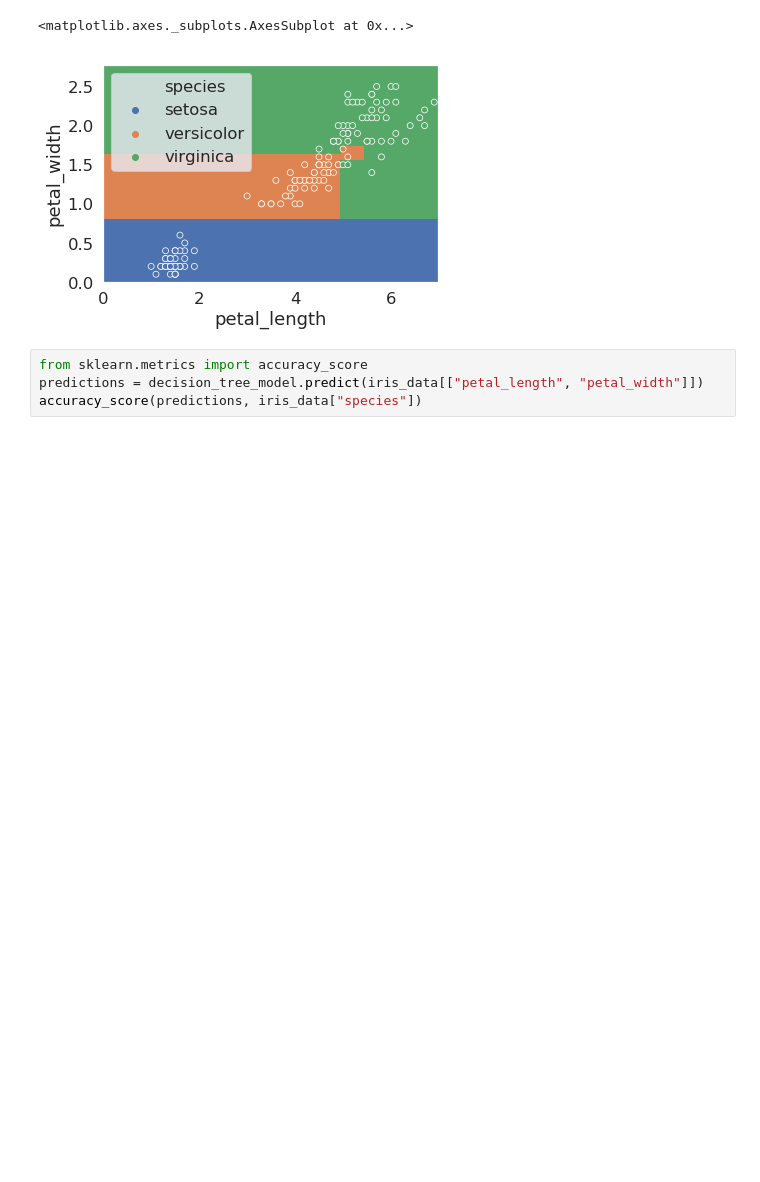
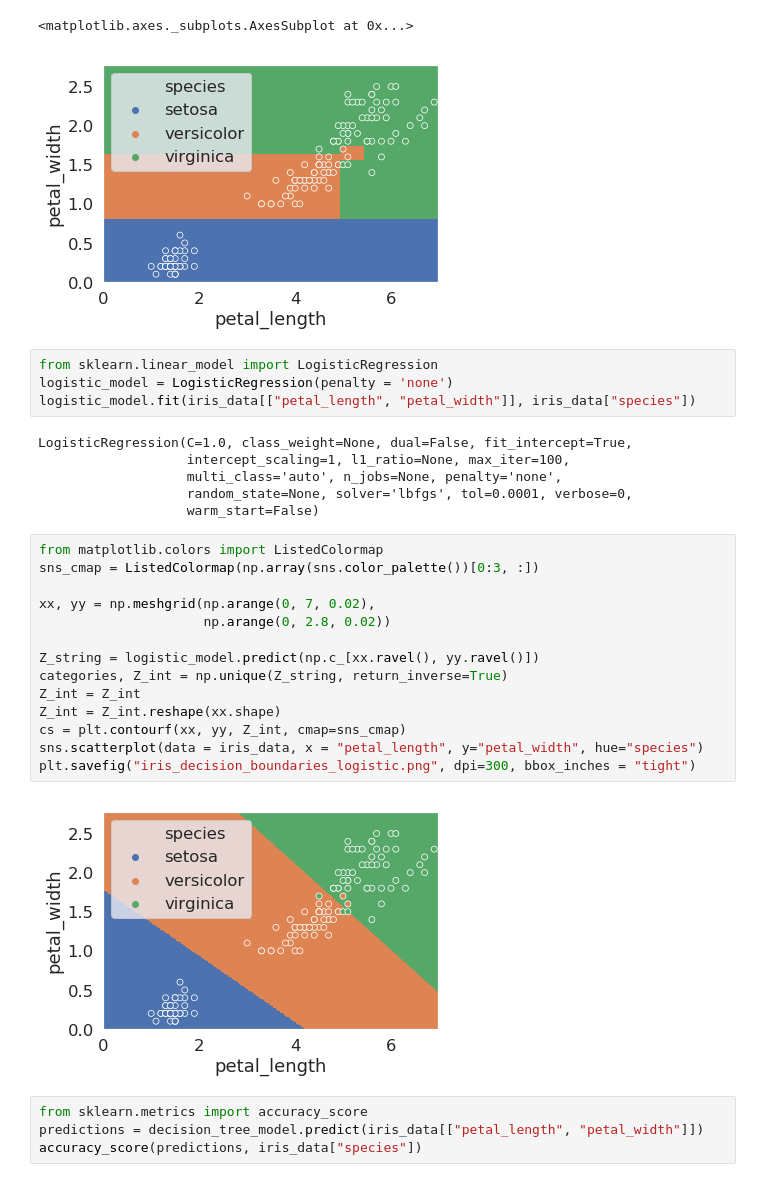
Before and after one commit to joshHug/youdao_ai, a Jupyter notebook: lec7/lec7-decision-trees.ipynb, the cells around one changed output. Drawn from its saved outputs; the diff is of its cells as text; blank space fills up the shorter version.

```diff
--- a/lec7/lec7-decision-trees.ipynb
+++ b/lec7/lec7-decision-trees.ipynb
@@ -102,6 +106,32 @@ sns.scatterplot(data = iris_data, x = "petal_length", y="petal_width", hue="spec
 # %% [output]
 <matplotlib.axes._subplots.AxesSubplot at 0x...>
 [figure]
+# %%
+from sklearn.linear_model import LogisticRegression
+logistic_model = LogisticRegression(penalty = 'none')
+logistic_model.fit(iris_data[["petal_length", "petal_width"]], iris_data["species"])
+# %% [output]
+LogisticRegression(C=1.0, class_weight=None, dual=False, fit_intercept=True,
+                   intercept_scaling=1, l1_ratio=None, max_iter=100,
+                   multi_class='auto', n_jobs=None, penalty='none',
+                   random_state=None, solver='lbfgs', tol=0.0001, verbose=0,
+                   warm_start=False)
+# %%
+from matplotlib.colors import ListedColormap
+sns_cmap = ListedColormap(np.array(sns.color_palette())[0:3, :])
+
+xx, yy = np.meshgrid(np.arange(0, 7, 0.02),
+                     np.arange(0, 2.8, 0.02))
+
+Z_string = logistic_model.predict(np.c_[xx.ravel(), yy.ravel()])
+categories, Z_int = np.unique(Z_string, return_inverse=True)
+Z_int = Z_int
+Z_int = Z_int.reshape(xx.shape)
+cs = plt.contourf(xx, yy, Z_int, cmap=sns_cmap)
+sns.scatterplot(data = iris_data, x = "petal_length", y="petal_width", hue="species")
+plt.savefig("iris_decision_boundaries_logistic.png", dpi=300, bbox_inches = "tight")
+# %% [output]
+[figure, added]
 # %%
 from sklearn.metrics import accuracy_score
 predictions = decision_tree_model.predict(iris_data[["petal_length", "petal_width"]])
```
Also changed, not shown: parts of 34 cells of this notebook.
